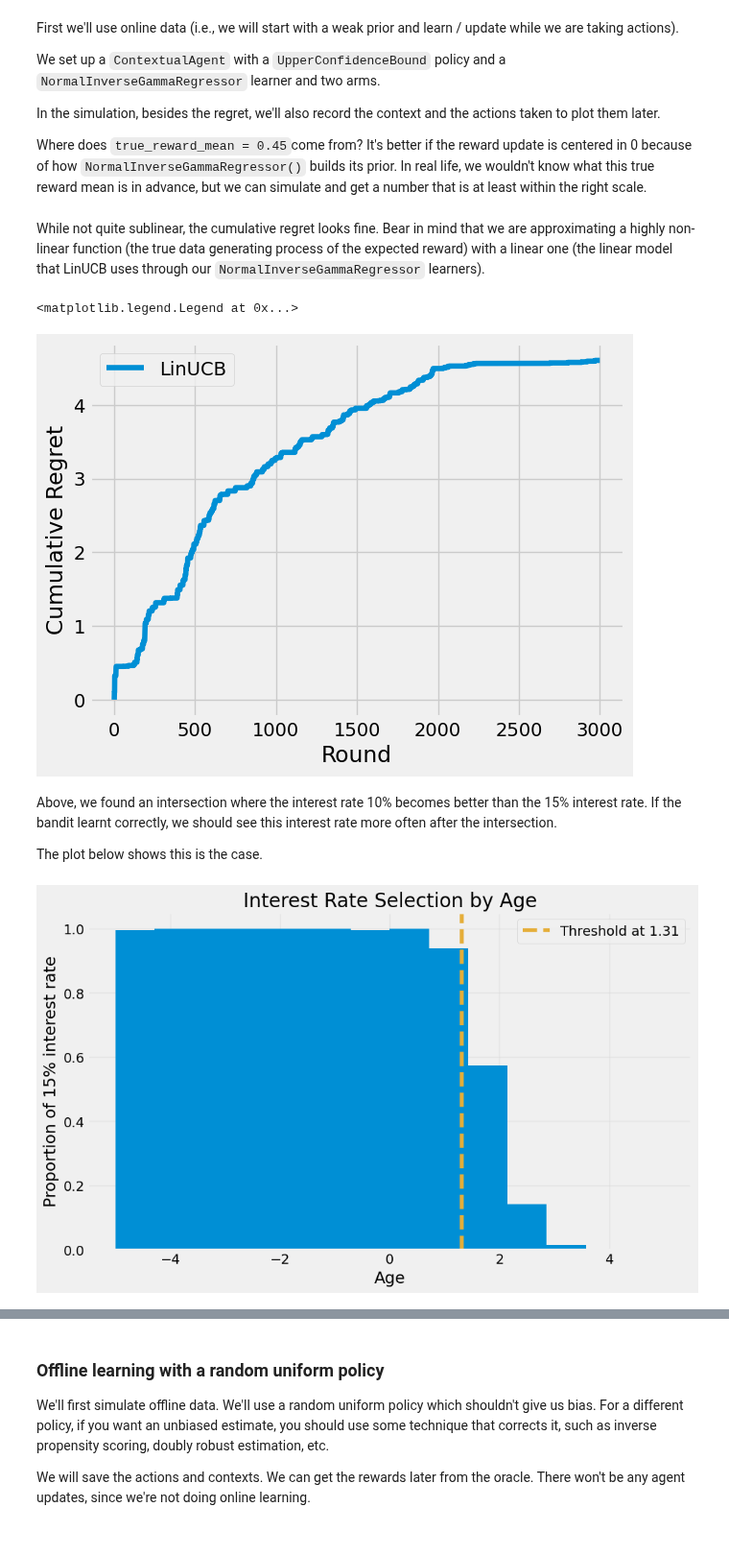
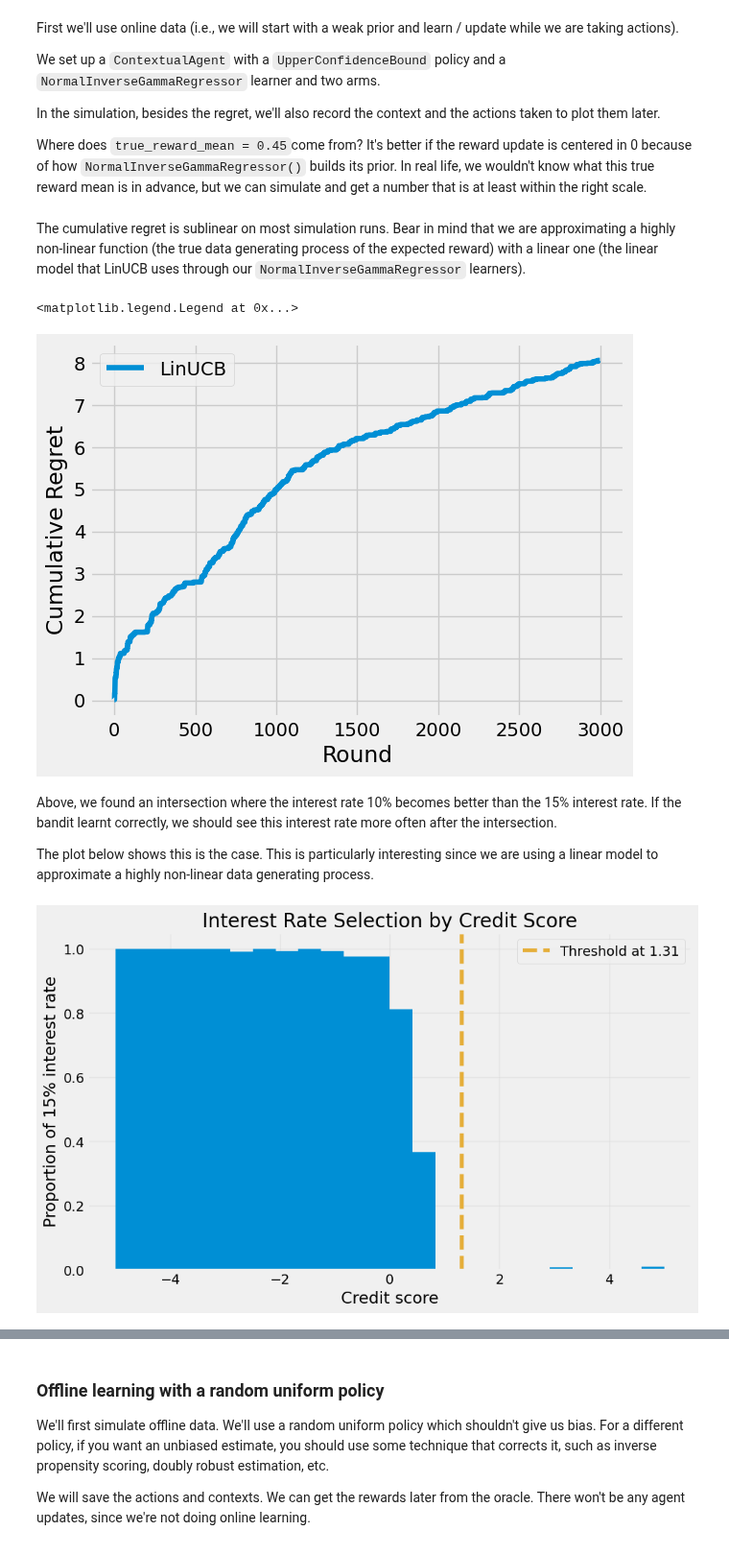
Before and after one commit to bayesianbandits/bayesianbandits, a Jupyter notebook: docs/notebooks/offline-learning.ipynb, the cells around one changed output, grey strips where cells are left out. Shown at 96% size. Cells and saved outputs as stored; diff of their text form; code cells hidden in the pictures.

```diff
--- a/docs/notebooks/offline-learning.ipynb
+++ b/docs/notebooks/offline-learning.ipynb
@@ -82,14 +82,14 @@ class LoanOracle:
     def interest_rate_10(self):
         """
         10% interest rate
-        Works well for contexts where age is below ~1.3
+        Works well for contexts where credit score is below ~1.3
         """
         return self.generate_reward(self.true_coefs[0], self.cost_of_risk[0], self.conv_effect_of_interest_rate[0])
 
     def interest_rate_15(self):
         """
         15% interest rate
-        Works well for contexts where age is above ~2
+        Works well for contexts where credit score is above ~2
         """
         return self.generate_reward(self.true_coefs[1], self.cost_of_risk[1], self.conv_effect_of_interest_rate[1])
 # %% [markdown]
@@ -99,12 +99,12 @@ We'll construct the expected rewards for both actions over the context space (ag
 # %%
 expected_rewards_for_action_1 = []
 expected_rewards_for_action_2 = []
-ages = np.linspace(-10, 10, 100)
+credit_scores = np.linspace(-10, 10, 100)
 oracle = LoanOracle()
 
-for age in ages:
+for credit_score in credit_scores:
 
-    context = np.array([1.0, age])
+    context = np.array([1.0, credit_score])
 
     p_conversion_1 = expit(np.dot(context, oracle.true_coefs[0])
                            + oracle.conv_effect_of_interest_rate[0])
@@ -123,11 +123,12 @@ for age in ages:
 diff = np.array(expected_rewards_for_action_1) - np.array(expected_rewards_for_action_2)
 intersection_idx = np.where(np.diff(np.signbit(diff)))[0][0]
 
-action_intersect = float(ages[intersection_idx])
+action_intersect = float(credit_scores[intersection_idx])
 
-plt.plot(ages, expected_rewards_for_action_1, label="action 1")
-plt.plot(ages, expected_rewards_for_action_2, label="action 2")
-
+plt.plot(credit_scores, expected_rewards_for_action_1, label="action 1")
+plt.plot(credit_scores, expected_rewards_for_action_2, label="action 2")
+plt.xlabel("Credit score")
+plt.ylabel("Expected reward")
 plt.axvline(x=action_intersect, linestyle='--', color='#e5ae38', label=f"Intersection at x = {action_intersect:.2f}")
 plt.legend()
 # %% [output]
@@ -184,15 +185,15 @@ oracle = LoanOracle()
 np.random.seed(111)
 true_reward_mean = 0.45
 
-user_ages = []
+user_credit_scores = []
 actions = []
 
 for _ in range(3000):
 
-    #Make user_age a float between -5 and 5
-    user_age = np.random.uniform(-5, 5)
+    # user_credit_score is a float between -5 and 5
+    user_credit_score = np.random.uniform(-5, 5)
 
-    context = np.array([1.0, user_age])
+    context = np.array([1.0, user_credit_score])
 
     oracle.set_context(context)
     oracle.best_expected_reward()
@@ -201,10 +202,10 @@ for _ in range(3000):
     action.take_action(oracle)
     agent.update(context, oracle.rewards[-1] - true_reward_mean)
 
-    user_ages.append(user_age)
+    user_credit_scores.append(user_credit_score)
     actions.append(action.name)
 # %% [markdown]
-While not quite sublinear, the cumulative regret looks fine. Bear in mind that we are approximating a highly non-linear function (the true data generating process of the expected reward) with a linear one (the linear model that LinUCB uses through our `NormalInverseGammaRegressor` learners).
+The cumulative regret is sublinear on most simulation runs. Bear in mind that we are approximating a highly non-linear function (the true data generating process of the expected reward) with a linear one (the linear model that LinUCB uses through our `NormalInverseGammaRegressor` learners).
 # %%
 linucb_regret = np.cumsum(
     np.array(oracle.optimal_rewards) - np.array(oracle.expected_rewards)
@@ -217,34 +218,34 @@ plt.ylabel("Cumulative Regret")
 plt.legend()
 # %% [output]
 <matplotlib.legend.Legend at 0x...>
-[figure, old version]
+[figure, new version]
 # %% [markdown]
 Above, we found an intersection where the interest rate 10% becomes better than the 15% interest rate. If the bandit learnt correctly, we should see this interest rate more often after the intersection.
 
-The plot below shows this is the case.
+The plot below shows this is the case. This is particularly interesting since we are using a linear model to approximate a highly non-linear data generating process.
 # %%
 action_binary = np.array([1 if a == 'interest_rate_15' else 0 for a in actions])
 
-bin_edges = np.linspace(-5, 5, 15)
+bin_edges = np.linspace(-5, 5, 25)
 bin_centers = (bin_edges[:-1] + bin_edges[1:]) / 2
 
 # Calculate proportion of 1s for each bin
 proportions = []
 for i in range(len(bin_edges) - 1):
-    mask = (user_ages >= bin_edges[i]) & (user_ages < bin_edges[i+1])
+    mask = (user_credit_scores >= bin_edges[i]) & (user_credit_scores < bin_edges[i+1])
     bin_values = action_binary[mask]
     proportion = np.mean(bin_values) if len(bin_values) > 0 else 0
     proportions.append(proportion)
 
 plt.figure(figsize=(10, 6))
 plt.bar(bin_centers, proportions, width=np.diff(bin_edges)[0])
 plt.axvline(x=action_intersect, linestyle='--', color='#e5ae38',
             label=f'Threshold at {action_intersect:.2f}')
-plt.xlabel('Age')
+plt.xlabel('Credit score')
 plt.ylabel('Proportion of 15% interest rate')
-plt.title('Interest Rate Selection by Age')
+plt.title('Interest Rate Selection by Credit Score')
 plt.legend()
 plt.grid(True, alpha=0.3)
 plt.show()
 # %% [output]
-[figure, old version]
+[figure, new version]
```
Also changed, not shown: parts of 17 cells of this notebook.
